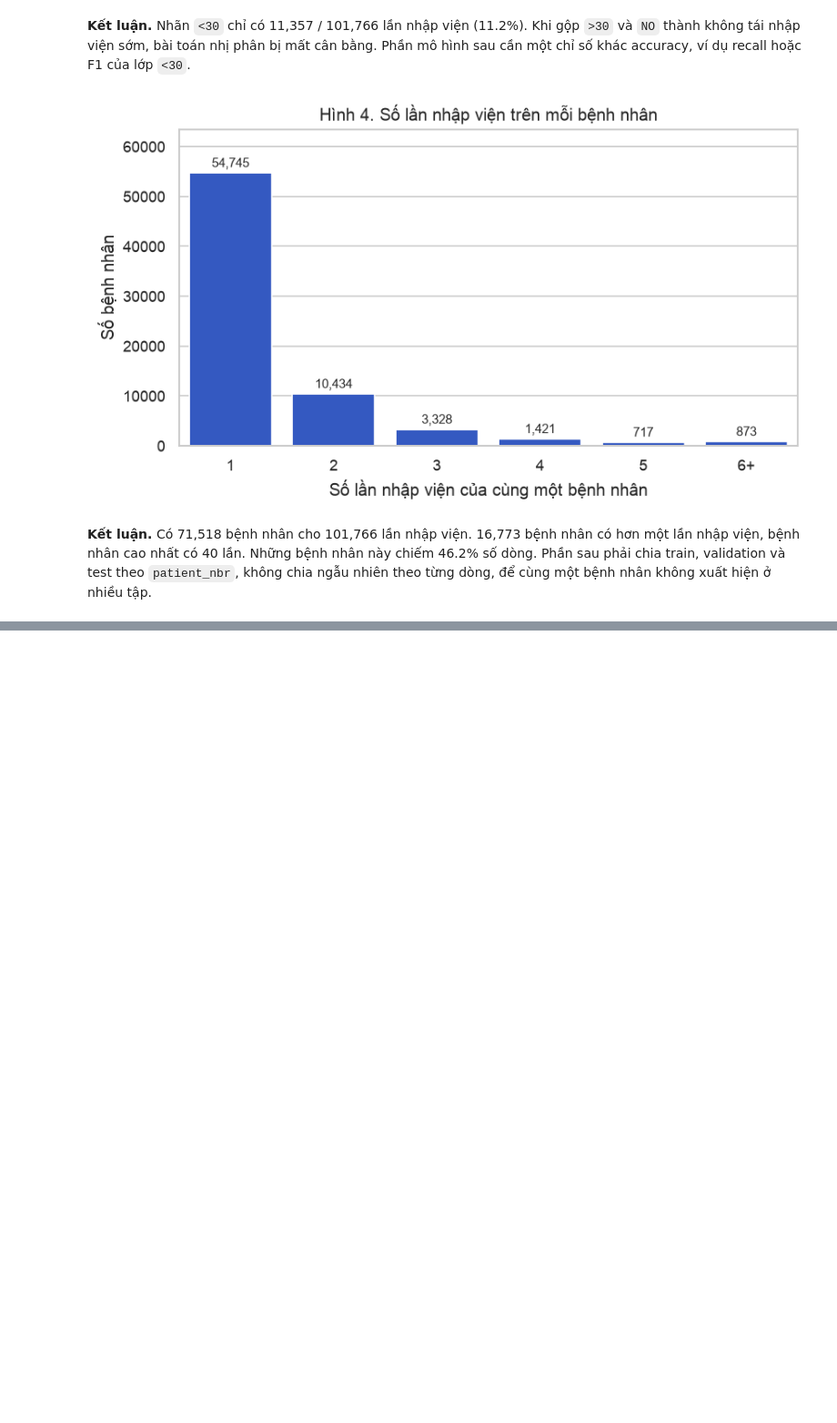
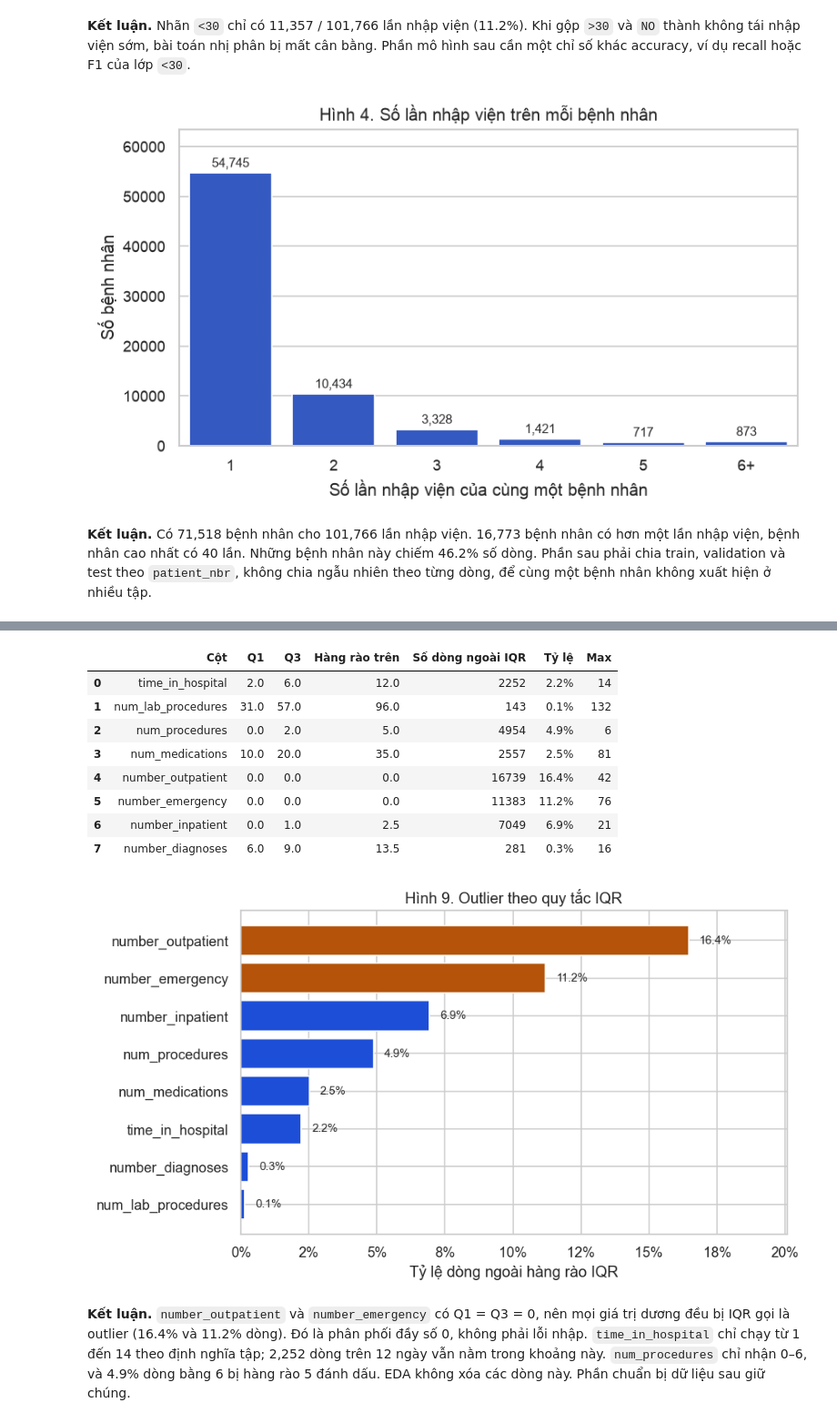
Before and after one commit to tobitran17-art/CO5177, a Jupyter notebook: notebooks/tabular_eda.ipynb, the cells around one changed output, grey strips where cells are left out. Shown at 91% size. Drawn from its saved outputs; the diff is of its cells as text; code cells hidden in the pictures; blank space fills up the shorter version.

```diff
--- a/notebooks/tabular_eda.ipynb
+++ b/notebooks/tabular_eda.ipynb
@@ -383,0 +650,76 @@ Checkpoint này dừng sau tổng quan, missing và cân bằng nhãn. Các ph
+# %%
+outlier_rows = []
+for col in NUMERIC_COLS:
+    q1 = float(df[col].quantile(0.25))
+    q3 = float(df[col].quantile(0.75))
+    iqr = q3 - q1
+    lower = q1 - 1.5 * iqr
+    upper = q3 + 1.5 * iqr
+    outside = (df[col] < lower) | (df[col] > upper)
+    outlier_rows.append(
+        {
+            "Cột": col,
+            "Q1": q1,
+            "Q3": q3,
+            "Hàng rào trên": upper,
+            "Số dòng ngoài IQR": int(outside.sum()),
+            "Tỷ lệ": float(outside.mean()),
+            "Max": int(df[col].max()),
+        }
+    )
+outlier_table = pd.DataFrame(outlier_rows)
+shown_out = outlier_table.copy()
+for col in ("Q1", "Q3", "Hàng rào trên"):
+    shown_out[col] = shown_out[col].map(lambda value: f"{value:.1f}")
+shown_out["Tỷ lệ"] = shown_out["Tỷ lệ"].map(lambda value: f"{value:.1%}")
+display(shown_out)
+
+plot_table = outlier_table.sort_values("Tỷ lệ", ascending=True)
+fig, ax = plt.subplots(figsize=(8, 4.6))
+bar_colors = [
+    "#b45309" if col in {"number_outpatient", "number_emergency"} else "#1d4ed8"
+    for col in plot_table["Cột"]
+]
+ax.barh(plot_table["Cột"], plot_table["Tỷ lệ"], color=bar_colors)
+for y_pos, rate in enumerate(plot_table["Tỷ lệ"].to_numpy()):
+    ax.text(rate + 0.004, y_pos, f"{rate:.1%}", va="center", fontsize=9)
+ax.set_xlim(0, plot_table["Tỷ lệ"].max() * 1.22)
+ax.xaxis.set_major_formatter(plt.FuncFormatter(lambda value, _pos: f"{value:.0%}"))
+ax.set_xlabel("Tỷ lệ dòng ngoài hàng rào IQR")
+ax.set_title("Hình 9. Outlier theo quy tắc IQR")
+fig.tight_layout()
+save_figure(fig, "09-outliers.png")
+plt.show()
+
+by_name = outlier_table.set_index("Cột")
+assert int(by_name.loc["number_outpatient", "Số dòng ngoài IQR"]) == 16739
+assert int(by_name.loc["number_emergency", "Số dòng ngoài IQR"]) == 11383
+assert int(by_name.loc["number_inpatient", "Số dòng ngoài IQR"]) == 7049
+assert int(by_name.loc["time_in_hospital", "Số dòng ngoài IQR"]) == 2252
+assert float(by_name.loc["number_outpatient", "Hàng rào trên"]) == 0
+assert float(by_name.loc["number_emergency", "Hàng rào trên"]) == 0
+long_stay = int(by_name.loc["time_in_hospital", "Số dòng ngoài IQR"])
+procedure_rate = float(by_name.loc["num_procedures", "Tỷ lệ"])
+display(Markdown(
+    "**Kết luận.** `number_outpatient` và `number_emergency` có Q1 = Q3 = 0, "
+    f"nên mọi giá trị dương đều bị IQR gọi là outlier "
+    f"({by_name.loc['number_outpatient', 'Tỷ lệ']:.1%} và "
+    f"{by_name.loc['number_emergency', 'Tỷ lệ']:.1%} dòng). "
+    "Đó là phân phối đầy số 0, không phải lỗi nhập. "
+    f"`time_in_hospital` chỉ chạy từ 1 đến 14 theo định nghĩa tập; "
+    f"{long_stay:,} dòng trên 12 ngày vẫn nằm trong khoảng này. "
+    f"`num_procedures` chỉ nhận 0–6, và {procedure_rate:.1%} dòng bằng 6 bị hàng rào 5 đánh dấu. "
+    "EDA không xóa các dòng này. Phần chuẩn bị dữ liệu sau giữ chúng."
+))
+# %% [output]
+|  | Cột | Q1 | Q3 | Hàng rào trên | Số dòng ngoài IQR | Tỷ lệ | Max |
+| 0 | time_in_hospital | 2.0 | 6.0 | 12.0 | 2252 | 2.2% | 14 |
+| 1 | num_lab_procedures | 31.0 | 57.0 | 96.0 | 143 | 0.1% | 132 |
+| 2 | num_procedures | 0.0 | 2.0 | 5.0 | 4954 | 4.9% | 6 |
+| 3 | num_medications | 10.0 | 20.0 | 35.0 | 2557 | 2.5% | 81 |
+| 4 | number_outpatient | 0.0 | 0.0 | 0.0 | 16739 | 16.4% | 42 |
+| 5 | number_emergency | 0.0 | 0.0 | 0.0 | 11383 | 11.2% | 76 |
+| 6 | number_inpatient | 0.0 | 1.0 | 2.5 | 7049 | 6.9% | 21 |
+| 7 | number_diagnoses | 6.0 | 9.0 | 13.5 | 281 | 0.3% | 16 |
+[figure, added]
+**Kết luận.** `number_outpatient` và `number_emergency` có Q1 = Q3 = 0, nên mọi giá trị dương đều bị IQR gọi là outlier (16.4% và 11.2% dòng). Đó là phân phối đầy số 0, không phải lỗi nhập. `time_in_hospital` chỉ chạy từ 1 đến 14 theo định nghĩa tập; 2,252 dòng trên 12 ngày vẫn nằm trong khoảng này. `num_procedures` chỉ nhận 0–6, và 4.9% dòng bằng 6 bị hàng rào 5 đánh dấu. EDA không xóa các dòng này. Phần chuẩn bị dữ liệu sau giữ chúng.
```
Also changed, not shown: parts of 14 cells of this notebook, 8 other files.
